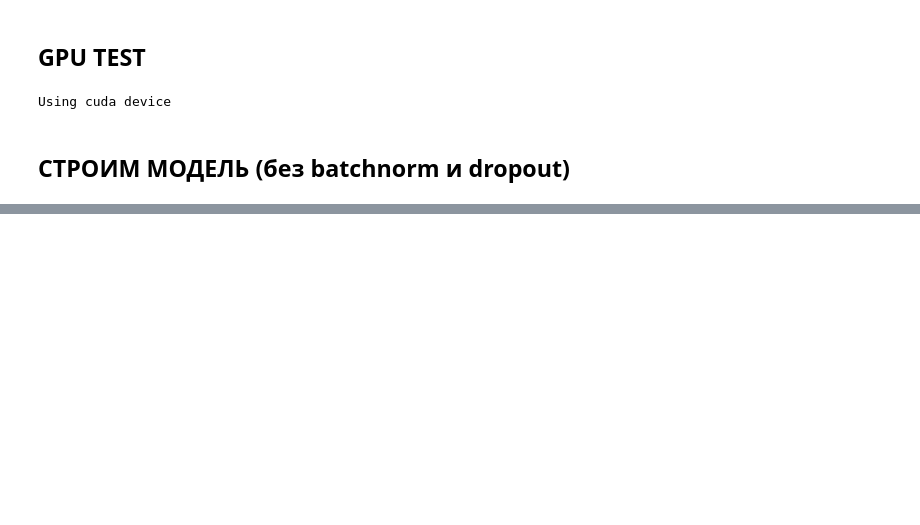
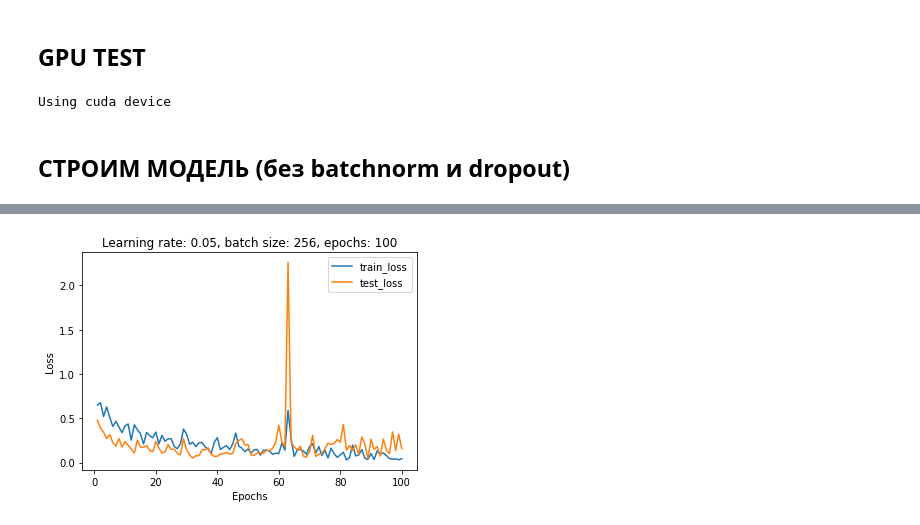
Before and after one commit to vokashlob/OTUS, a Jupyter notebook: OTUS_overfitting_homework.ipynb, the cells around one changed output, grey strips where cells are left out. Cells and saved outputs as stored; diff of their text form; code cells hidden in the pictures; blank space fills up the shorter version.

```diff
--- a/OTUS_overfitting_homework.ipynb
+++ b/OTUS_overfitting_homework.ipynb
@@ -22,19 +21,21 @@ l2 = 0
 # %% [markdown]
 ## ЗАГРУЖАЕМ ДАННЫЕ
 # %%
+mnist_transform = transforms.Compose([transforms.ToTensor(), transforms.Normalize((0.5,), (0.5,))])
+
 training_data = datasets.FashionMNIST(
     root="data",
     train=True,
     download=True,
-    transform=ToTensor()
+    transform=mnist_transform
 )
 
 test_data = datasets.FashionMNIST(
     root="data",
     train=False,
     download=True,
-    transform=ToTensor()
+    transform=mnist_transform
 )
 
 train_dataloader = DataLoader(training_data, batch_size=batch_size, shuffle=True)
-test_dataloader = DataLoader(test_data, batch_size=batch_size, shuffle=True)
+test_dataloader = DataLoader(test_data, batch_size=batch_size, shuffle=False)
@@ -220,2 +199,12 @@ Test Error:
 
 Готово!
+# %%
+plt.plot(range(1, len(train_log)+1), train_log, label='train_loss')
+plt.plot(range(1, len(test_log)+1), [i[0] for i in test_log], label='test_loss')
+plt.xlabel('Epochs')
+plt.ylabel('Loss')
+plt.title(f'Learning rate: {learning_rate}, batch size: {batch_size}, epochs: {epochs}')
+plt.legend()
+plt.show();
+# %% [output]
+[figure, added]
```
Also changed, not shown: parts of 10 cells of this notebook.
